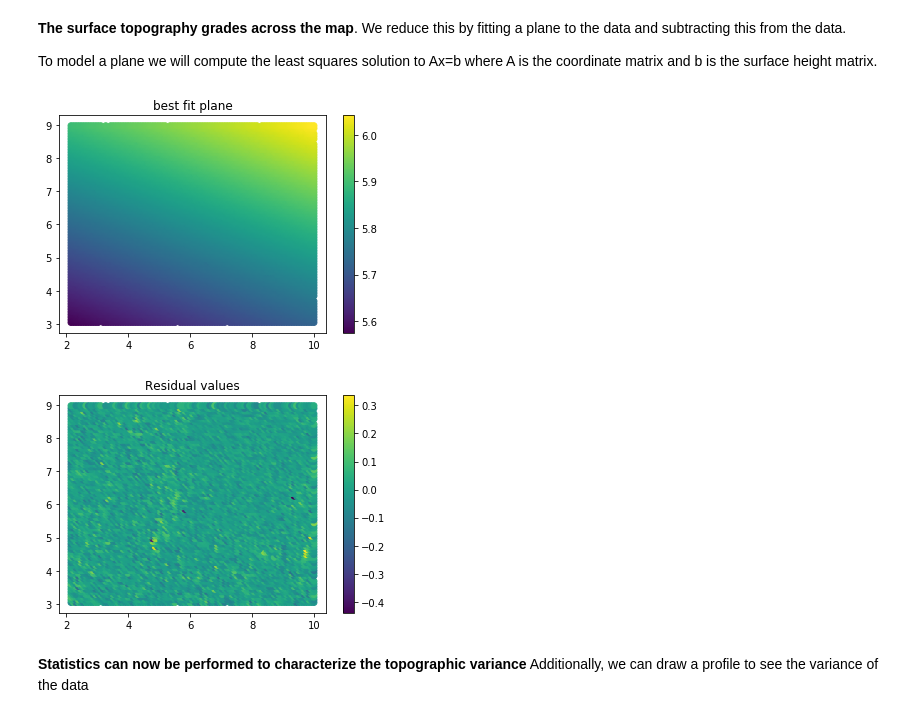
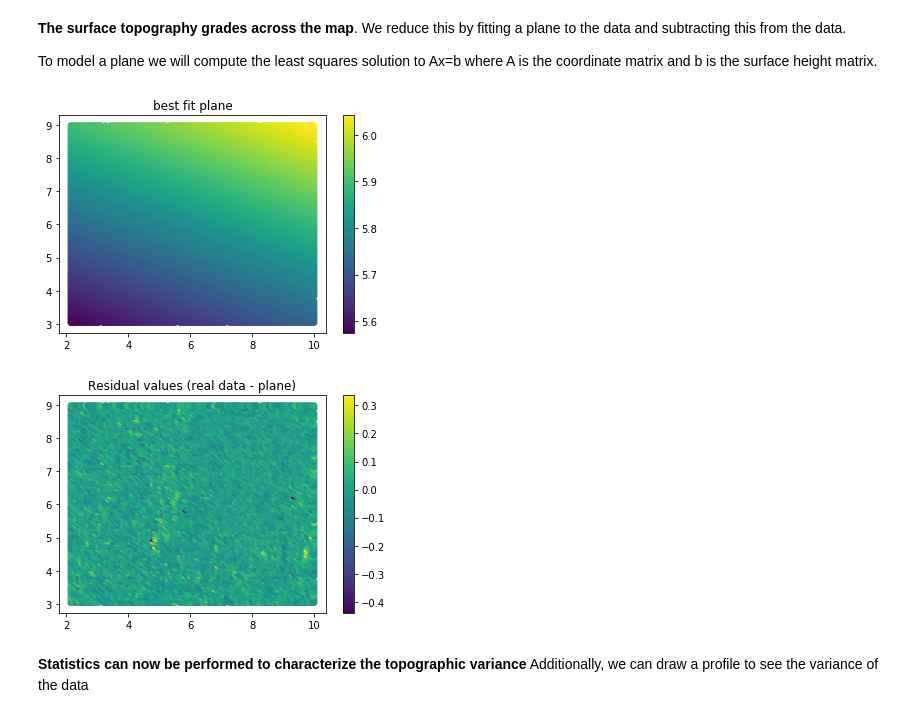
Before and after one commit to jarichardson/Pit-UQ, a Jupyter notebook: Pit Morphology Uncertainty Quantification.ipynb, the cells around one changed output. Drawn from its saved outputs; the diff is of its cells as text; code cells hidden in the pictures.

```diff
--- a/Pit Morphology Uncertainty Quantification.ipynb
+++ b/Pit Morphology Uncertainty Quantification.ipynb
@@ -46,30 +46,30 @@ To model a plane we will compute the least squares solution to Ax=b where A is t
 # %%
 import scipy.linalg as la
 
 #First Concatenate the left side of the equation (Ax)
 A = np.c_[X,Y,np.ones(len(data))]
 
 #perform least squares inversion, keep the coefficients, ignore 3 other outputs
 Coeffs,_,_,_ = la.lstsq(A,Z)
 
 #Check it on the same coordinates
 Z_plane = Coeffs[0]*X + Coeffs[1]*Y + Coeffs[2]
 Z_residual = Z_plane - Z
 
 plt.clf()
 plt.scatter(X,Y,c=Z_plane)
 plt.colorbar()
 plt.title('best fit plane')
 plt.show()
 
 plt.clf()
 plt.scatter(X,Y,c=Z_residual)
 plt.colorbar()
-plt.title('Residual values')
+plt.title('Residual values (real data - plane)')
 plt.show()
 # %% [output]
 [figure]
-[figure, old version]
+[figure, new version]
 # %% [markdown]
 **Statistics can now be performed to characterize the topographic variance**
 Additionally, we can draw a profile to see the variance of the data
```
Also changed, not shown: parts of 5 cells of this notebook, 3 other files.
